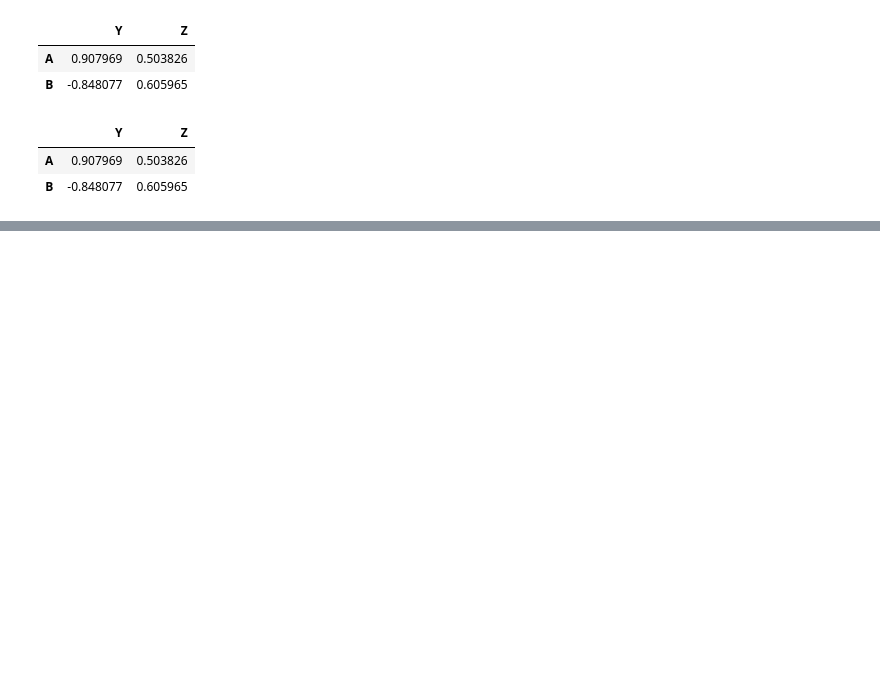
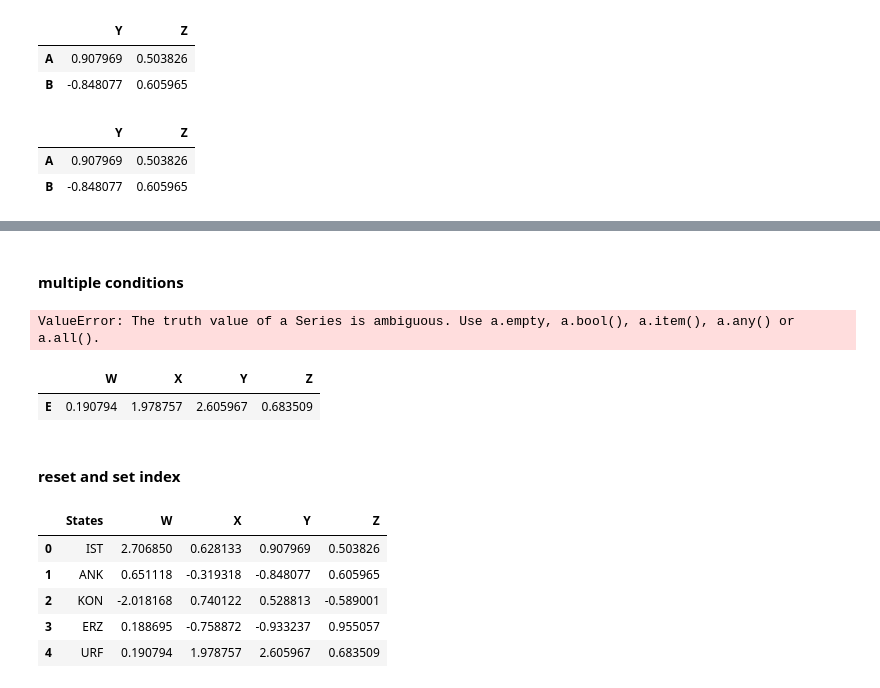
Before and after one commit to ibrahimaltun/udemy-courses, a Jupyter notebook: python-for-time-series-data-analysis/2.pandas.ipynb, the cells around one changed output, grey strips where cells are left out. Drawn from its saved outputs; the diff is of its cells as text; code cells hidden in the pictures; blank space fills up the shorter version.

```diff
--- a/python-for-time-series-data-analysis/2.pandas.ipynb
+++ b/python-for-time-series-data-analysis/2.pandas.ipynb
@@ -270,0 +330,2 @@ df.loc[['A', "B"], ["Y","Z"]]
+# %% [markdown]
+#### multiple conditions
@@ -270,0 +335,20 @@ df.loc[['A', "B"], ["Y","Z"]]
+# %%
+df[cond1 and cond2]
+# %% [output]
+ValueError: The truth value of a Series is ambiguous. Use a.empty, a.bool(), a.item(), a.any() or a.all().
+# %%
+df[(cond1) & (cond2)]
+# %% [output]
+|  | W | X | Y | Z |
+| E | 0.190794 | 1.978757 | 2.605967 | 0.683509 |
+# %% [markdown]
+#### reset and set index
+# %%
+df.reset_index()
+# %% [output]
+|  | States | W | X | Y | Z |
+| 0 | IST | 2.706850 | 0.628133 | 0.907969 | 0.503826 |
+| 1 | ANK | 0.651118 | -0.319318 | -0.848077 | 0.605965 |
+| 2 | KON | -2.018168 | 0.740122 | 0.528813 | -0.589001 |
+| 3 | ERZ | 0.188695 | -0.758872 | -0.933237 | 0.955057 |
+| 4 | URF | 0.190794 | 1.978757 | 2.605967 | 0.683509 |
```
Also changed, not shown: parts of 28 cells of this notebook.
